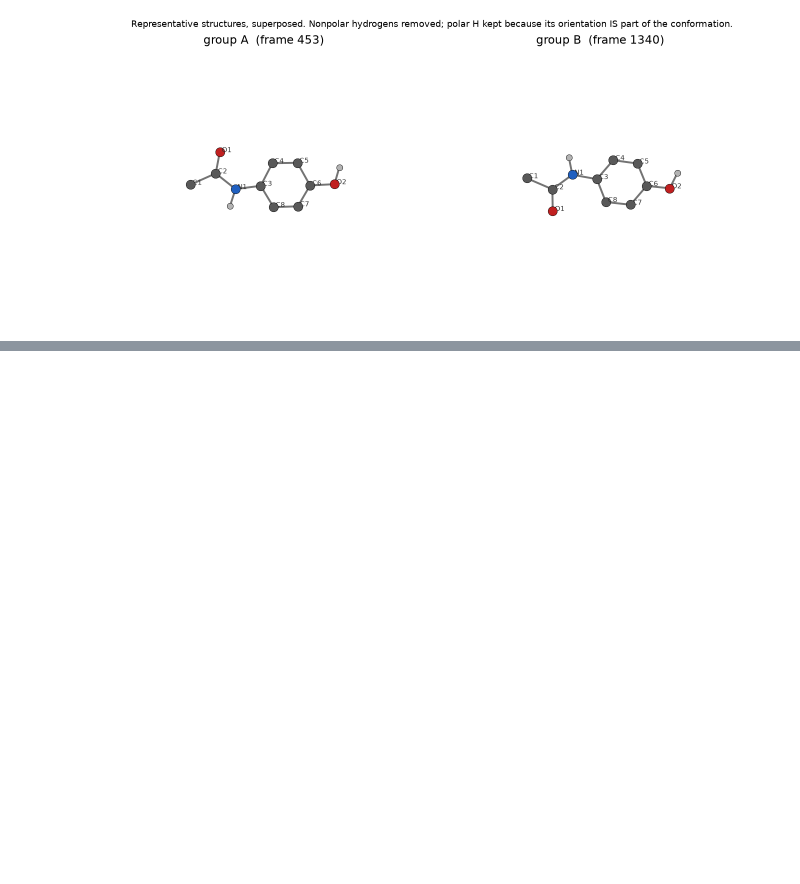
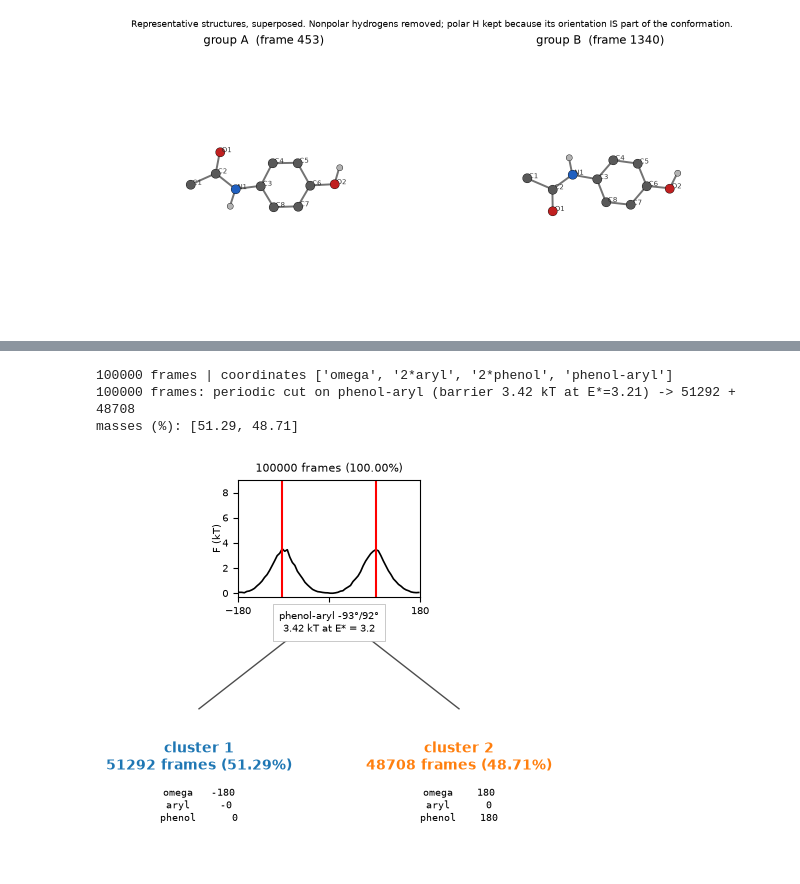
Before and after one commit to csy0000/MD-tools, a Jupyter notebook: docs/tutorial/paracetamol/analysis/clustering.ipynb, the cells around one changed output, grey strips where cells are left out. Saved outputs shown, nothing was run; the diff lists cells and outputs as text; code cells hidden in the pictures; blank space fills up the shorter version.

```diff
--- a/docs/tutorial/paracetamol/analysis/clustering.ipynb
+++ b/docs/tutorial/paracetamol/analysis/clustering.ipynb
@@ -523,0 +254,21 @@ display(Image(filename="representatives.png"))
+# %%
+from md_tools.analysis import t_hdbscan, cut_clustering, plot_split_tree, plot_hist
+
+full = td.solute("PARA-1us")
+tors_full = md.compute_dihedrals(full, list(PARA_TORSIONS.values()))
+# drawn in the labelling of a frame with aryl and phenol both near 0, aryl in a half-turn window around it
+reference = int(np.argmin(np.abs(np.angle(np.exp(1j * tors_full[:, 1:]))).sum(axis=1)))
+cells_full = cut_clustering(t_hdbscan(tors_full, molecule=mol, torsion_definitions=definitions,
+                                      coordinates=full, atom_mapping=mapping),
+                            gauge=("aryl", np.pi), reference=reference)
+print(f"{len(tors_full)} frames | coordinates {cells_full['coordinates']}")
+print("\n".join(cells_full["log"]))
+print("masses (%):", [round(100 * m, 2) for m in cells_full["cluster_mass"].values()])
+# %% [output]
+100000 frames | coordinates ['omega', '2*aryl', '2*phenol', 'phenol-aryl']
+100000 frames: periodic cut on phenol-aryl (barrier 3.42 kT at E*=3.21) -> 51292 + 48708
+masses (%): [51.29, 48.71]
+# %%
+plot_split_tree(cells_full, leaf_torsions=["omega", "aryl", "phenol"]);
+# %% [output]
+[figure, added]
```
Also changed, not shown: parts of 38 cells of this notebook, 20 other files.
